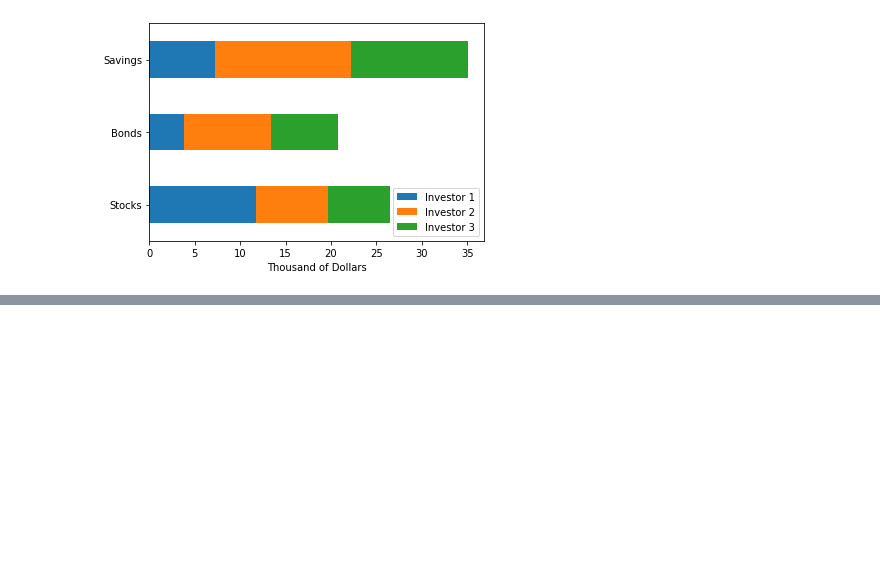
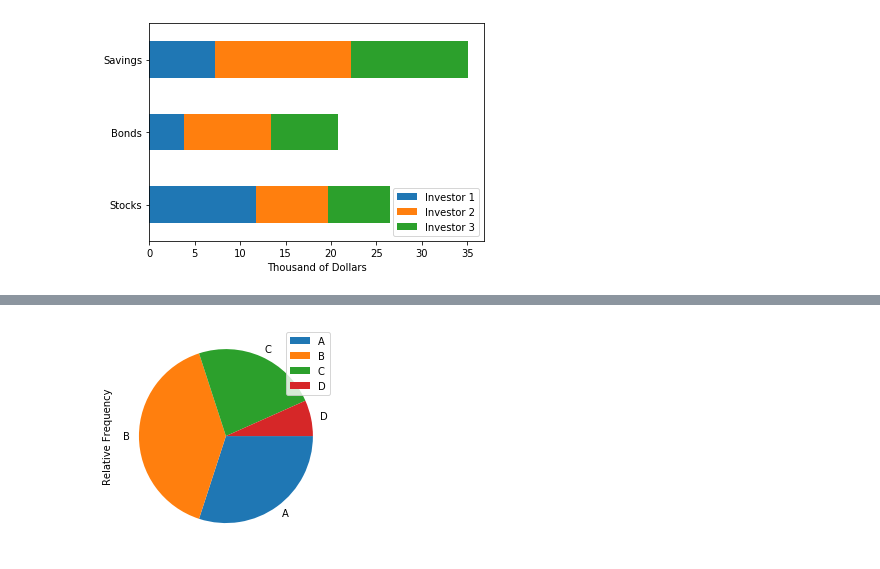
Before and after one commit to paulaonea/python-humongous-book-of-statistics, a Jupyter notebook: Chapter 1 - Displaying Descriptive Statistics.ipynb, the cells around one changed output, grey strips where cells are left out. Cells and saved outputs as stored; diff of their text form; code cells hidden in the pictures; blank space fills up the shorter version.

```diff
--- a/Chapter 1 - Displaying Descriptive Statistics.ipynb
+++ b/Chapter 1 - Displaying Descriptive Statistics.ipynb
@@ -281,0 +285,7 @@ Text(0.5, 0, 'Thousand of Dollars')
+# %%
+students = pd.DataFrame({'Number of Students': [9, 12, 7, 2]}, index = ['A', 'B', 'C', 'D'])
+students.index.name = 'Grade'
+students.loc['Total'] = students.sum()
+students['Relative Frequency'] = students['Number of Students'] / students.loc['Total', 'Number of Students']
+students['Central Angle'] = students['Relative Frequency'] * 360
+students
@@ -281,0 +300,5 @@ Text(0.5, 0, 'Thousand of Dollars')
+# %%
+chart11 = students[:-1].plot.pie(y = 'Relative Frequency')
+chart11.invert_yaxis()
+# %% [output]
+[figure, added]
```
Also changed, not shown: parts of 2 cells of this notebook.
